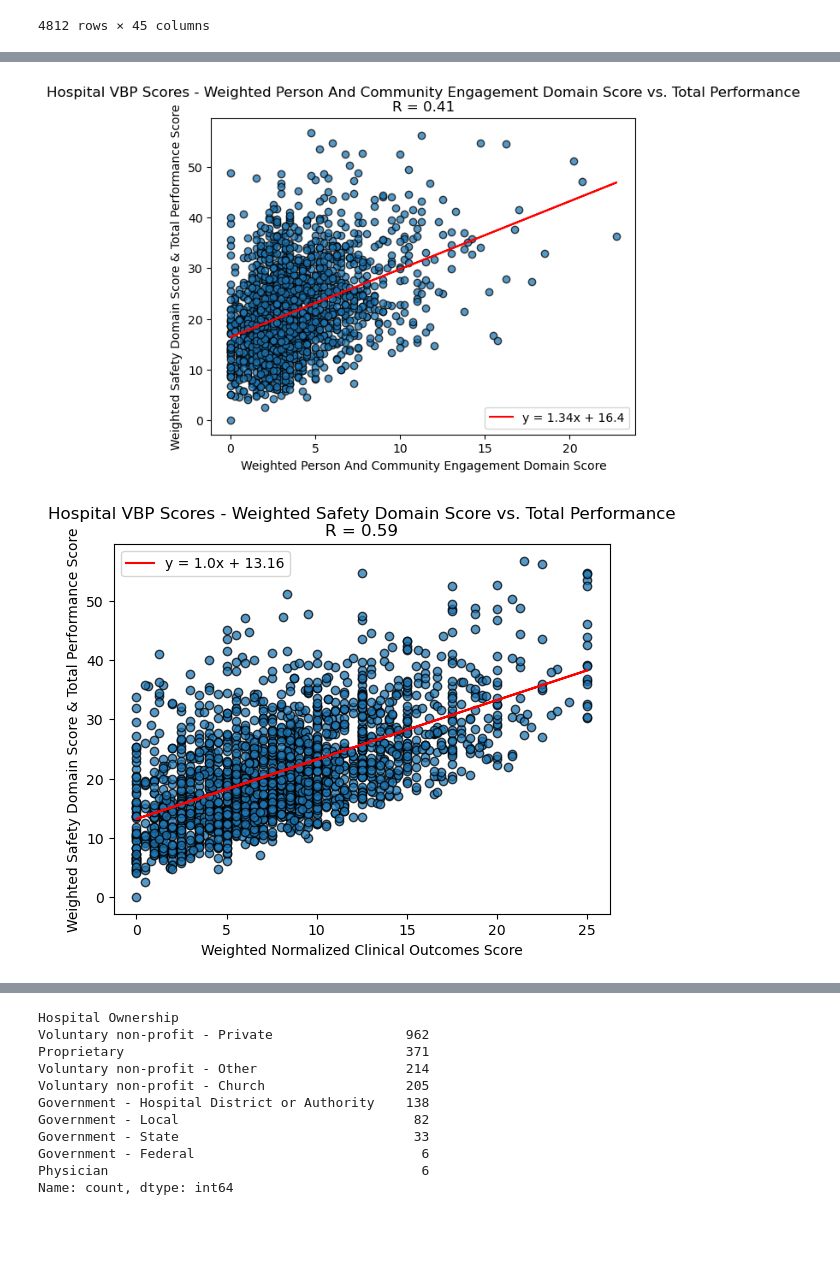
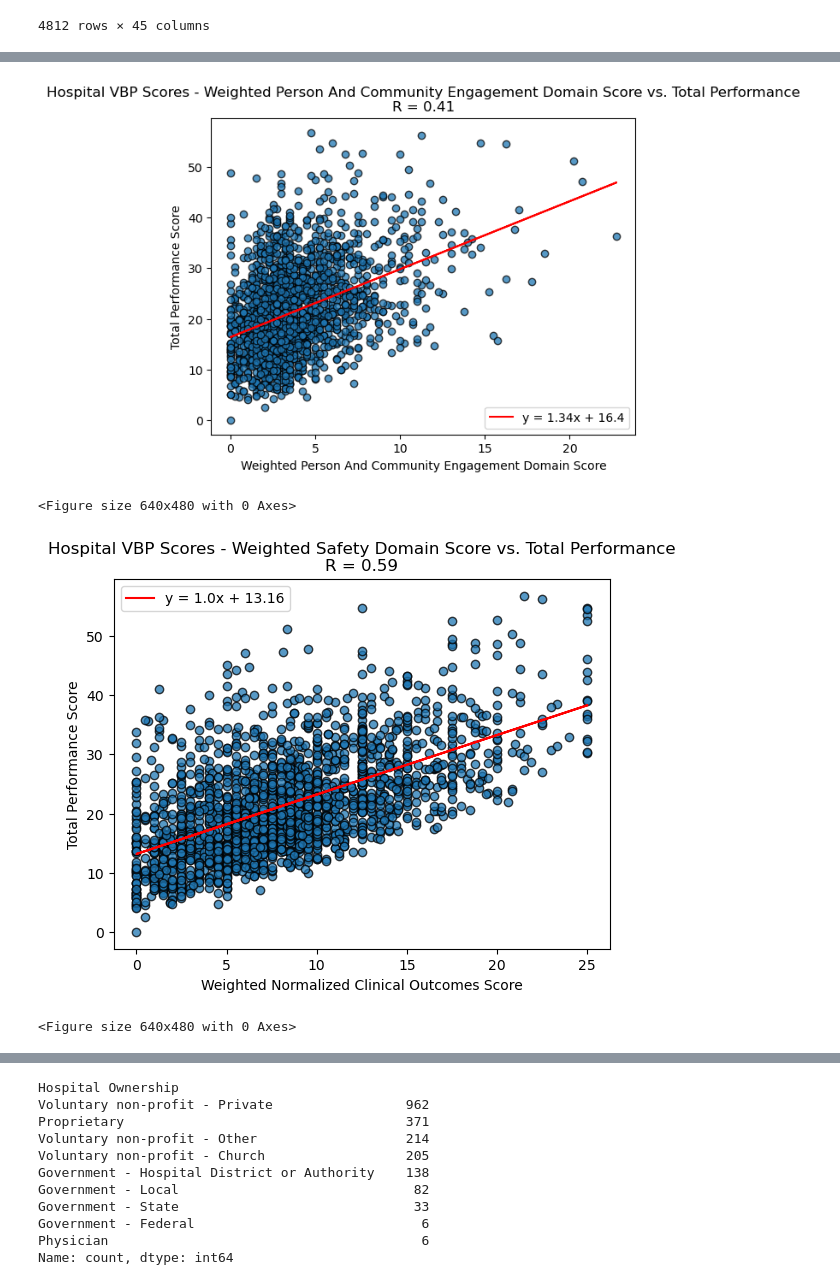
Before and after one commit to ElizabethVandergrift/Hospital_Metrics_Analysis, a Jupyter notebook: Project-1.ipynb, the cells around one changed output, grey strips where cells are left out. Saved outputs shown, nothing was run; the diff lists cells and outputs as text; code cells hidden in the pictures; blank space fills up the shorter version.

```diff
--- a/Project-1.ipynb
+++ b/Project-1.ipynb
@@ -403,23 +334,26 @@ plt.show()
 
 plot_linear_regression(new_hospital_data_df['Weighted Person And Community Engagement Domain Score'], new_hospital_data_df['Total Performance Score'],
                        'Weighted Person And Community Engagement Domain Score',
-                       'Weighted Safety Domain Score & Total Performance Score',
+                       'Total Performance Score',
                        'Hospital VBP Scores - Weighted Person And Community Engagement Domain Score vs. Total Performance', (10, 270))
 
+plt.savefig("fig_3.png")
 plt.show()
 # %% [output]
-[figure, old version]
+[figure, new version]
+<Figure size 640x480 with 0 Axes>
 # %%
 # Linear regression
 
 plot_linear_regression(new_hospital_data_df['Weighted Safety Domain Score'], new_hospital_data_df['Total Performance Score'],
                        'Weighted Normalized Clinical Outcomes Score',
-                       'Weighted Safety Domain Score & Total Performance Score',
+                       'Total Performance Score',
                        'Hospital VBP Scores - Weighted Safety Domain Score vs. Total Performance', (10, 270))
-
+plt.savefig("fig_4.png")
 plt.show()
 # %% [output]
-[figure, old version]
+[figure, new version]
+<Figure size 640x480 with 0 Axes>
 # %%
 # Linear regression
 
```
Also changed, not shown: parts of 41 cells of this notebook, 28 other files.
